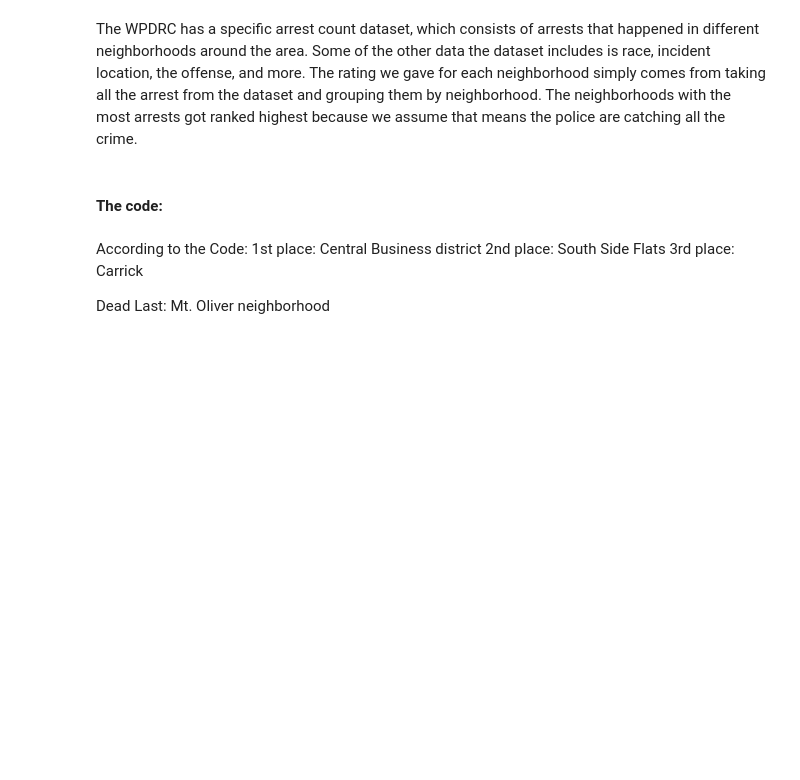
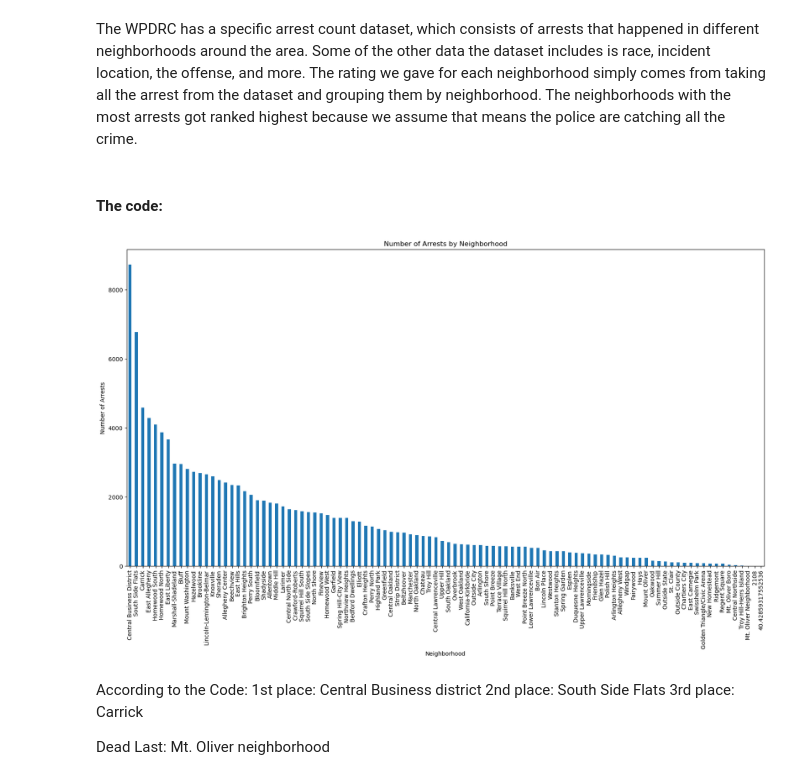
Before and after one commit to Superdude5051/Big-Ideas-in-CS-Final-Project, a Jupyter notebook: notebooks/FinalNotebook.ipynb, the cells around one changed output. Saved outputs shown, nothing was run; the diff lists cells and outputs as text; code cells hidden in the pictures; blank space fills up the shorter version.

```diff
--- a/notebooks/FinalNotebook.ipynb
+++ b/notebooks/FinalNotebook.ipynb
@@ -89,17 +78,24 @@ The rating we gave for each neighborhood simply comes from taking all the arrest
 # %%
 import pandas as pd
 import matplotlib.pyplot as plt
 
-police = pd.read_csv('PoliceData.csv')
+police = pd.read_csv(
+    "../datasets/Arrest_dataset_Jeremy/PoliceData.csv",
+    index_col="_id",
+    engine="python",
+    on_bad_lines="skip"
+)
 
 arrest_counts = police["INCIDENTNEIGHBORHOOD"].value_counts()
 arrest_counts.plot(kind="bar", figsize=(20,10))
 
 plt.title("Number of Arrests by Neighborhood")
 plt.xlabel("Neighborhood")
 plt.ylabel("Number of Arrests")
 
 plt.show()
+# %% [output]
+[figure, added]
 # %% [markdown]
 According to the Code:
 1st place: Central Business district
```
Also changed, not shown: parts of 3 cells of this notebook, 1 other file.
